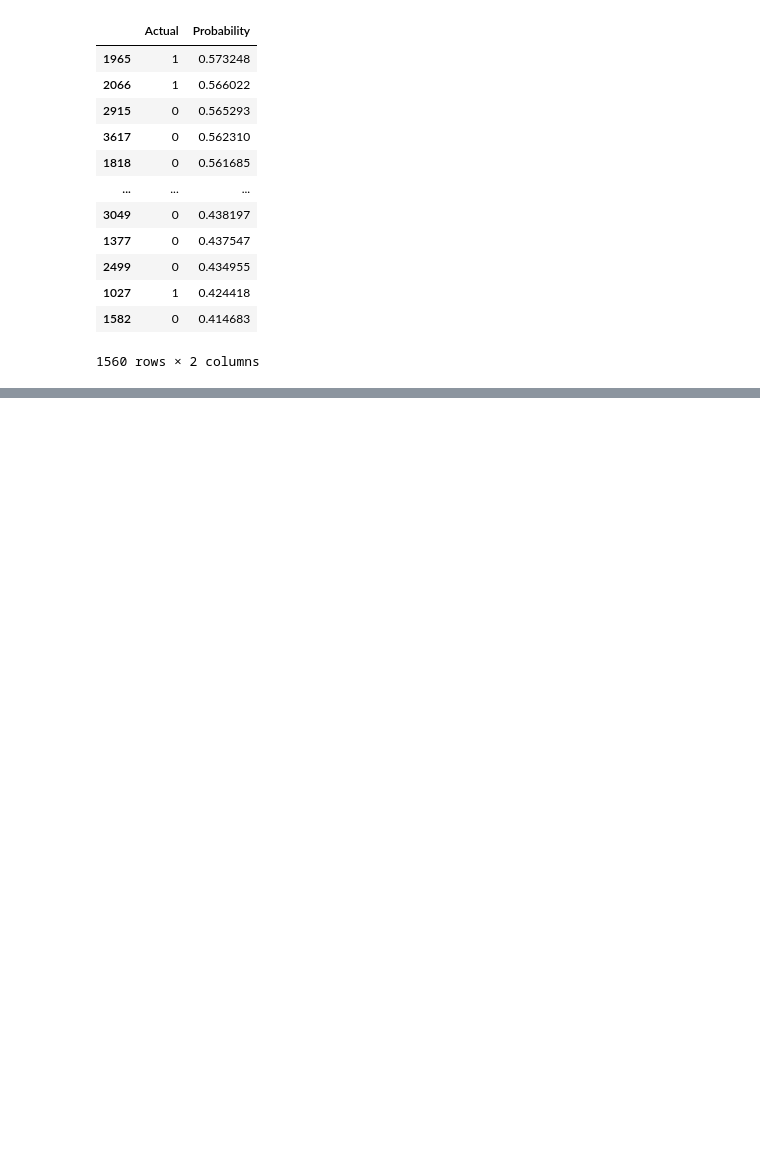
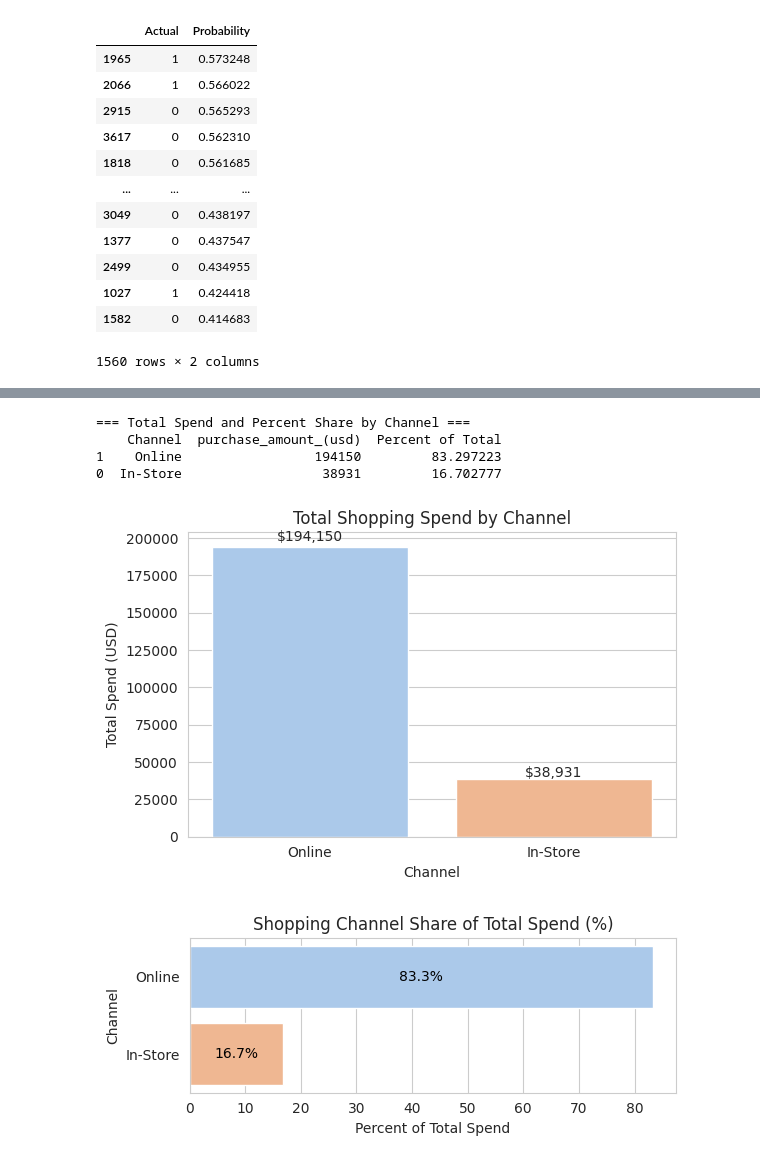
Before and after one commit to briannasancheztop/ADS505_Consumerbehavior, a Jupyter notebook: ADS505_Group_Project_.ipynb, the cells around one changed output, grey strips where cells are left out. Cells and saved outputs as stored; diff of their text form; code cells hidden in the pictures; blank space fills up the shorter version.

```diff
--- a/ADS505_Group_Project_.ipynb
+++ b/ADS505_Group_Project_.ipynb
@@ -640,0 +680,70 @@ print("\nAvg Purchase Amount by Subscription × Review Bucket\n", sub_review_tab
+# %%
+import pandas as pd
+import seaborn as sns
+import matplotlib.pyplot as plt
+
+#Aggregate total spend per channel
+channel_spend = (
+    data.groupby('Channel')['purchase_amount_(usd)']
+        .sum()
+        .reset_index()
+        .sort_values('purchase_amount_(usd)', ascending=False)
+)
+
+#Calculate each channel’s share of total
+channel_spend['Percent of Total'] = (
+    channel_spend['purchase_amount_(usd)'] /
+    channel_spend['purchase_amount_(usd)'].sum() * 100
+)
+
+print("=== Total Spend and Percent Share by Channel ===")
+print(channel_spend)
+
+#Column Chart
+plt.figure(figsize=(6,4))
+sns.barplot(
+    x='Channel',
+    y='purchase_amount_(usd)',
+    data=channel_spend,
+    hue='Channel',          # fixes seaborn palette warning
+    palette='pastel',
+    legend=False
+)
+
+# value labels
+for i, val in enumerate(channel_spend['purchase_amount_(usd)']):
+    plt.text(i, val + (val * 0.02), f"${val:,.0f}", ha='center', fontsize=10)
+
+plt.title('Total Shopping Spend by Channel')
+plt.xlabel('Channel')
+plt.ylabel('Total Spend (USD)')
+plt.tight_layout()
+plt.show()
+
+#Horizontal Percentage Bar Chart
+plt.figure(figsize=(6,2.5))
+sns.barplot(
+    y='Channel',
+    x='Percent of Total',
+    data=channel_spend,
+    palette='pastel',
+    hue='Channel',
+    legend=False
+)
+
+#percentage labels
+for i, val in enumerate(channel_spend['Percent of Total']):
+    plt.text(val / 2, i, f"{val:.1f}%", color='black', ha='center', va='center', fontsize=10)
+
+plt.title('Shopping Channel Share of Total Spend (%)')
+plt.xlabel('Percent of Total Spend')
+plt.ylabel('Channel')
+plt.tight_layout()
+plt.show()
+# %% [output]
+=== Total Spend and Percent Share by Channel ===
+    Channel  purchase_amount_(usd)  Percent of Total
+1    Online                 194150         83.297223
+0  In-Store                  38931         16.702777
+[figure, added]
+[figure, added]
```
Also changed, not shown: parts of 18 cells of this notebook.
